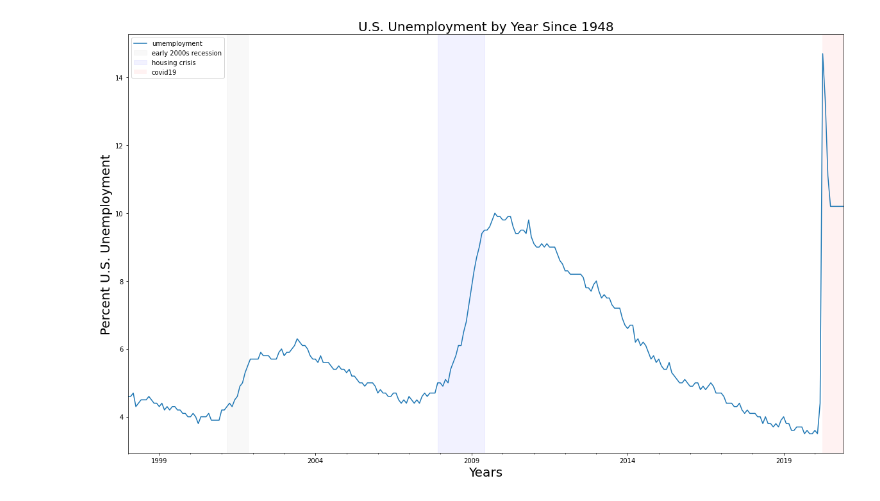
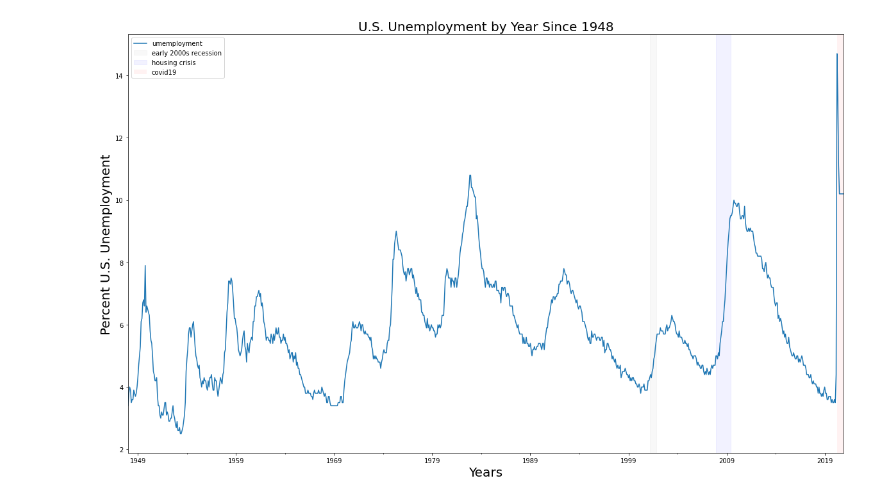
Before and after one commit to bphall/unemp, a Jupyter notebook: unemp_data.ipynb, the cells around one changed output. Saved outputs shown, nothing was run; the diff lists cells and outputs as text; code cells hidden in the pictures.

```diff
--- a/unemp_data.ipynb
+++ b/unemp_data.ipynb
@@ -22,17 +22,17 @@ years = pd.date_range('1948', '2021', freq='M')
 time = pd.Series(unemp_vals, years)
 # %%
 plt.figure(figsize=(20,12))
-time[600:].plot(label='umemployment')
+time[:].plot(label='umemployment')
 
 plt.axvspan('2001-03-01', '2001-11-01', facecolor='r', alpha=0.05, label='early 2000s recession', color='grey')
 plt.axvspan('2007-12-01', '2009-06-01', facecolor='r', alpha=0.05, label='housing crisis', color='blue')
 plt.axvspan('2020-04-30', '2020-12-01', facecolor='r', alpha=0.05, label='covid19')
 
 plt.legend()
 plt.xlabel('Years', fontsize=20)
 # plt.xticks(ticks=np.arange(0, 876,20))
 plt.ylabel('Percent U.S. Unemployment', fontsize=20)
 plt.title('U.S. Unemployment by Year Since 1948', fontsize=20)
 plt.show()
 # %% [output]
-[figure, old version]
+[figure, new version]
```
Also changed, not shown: 1 other file.
